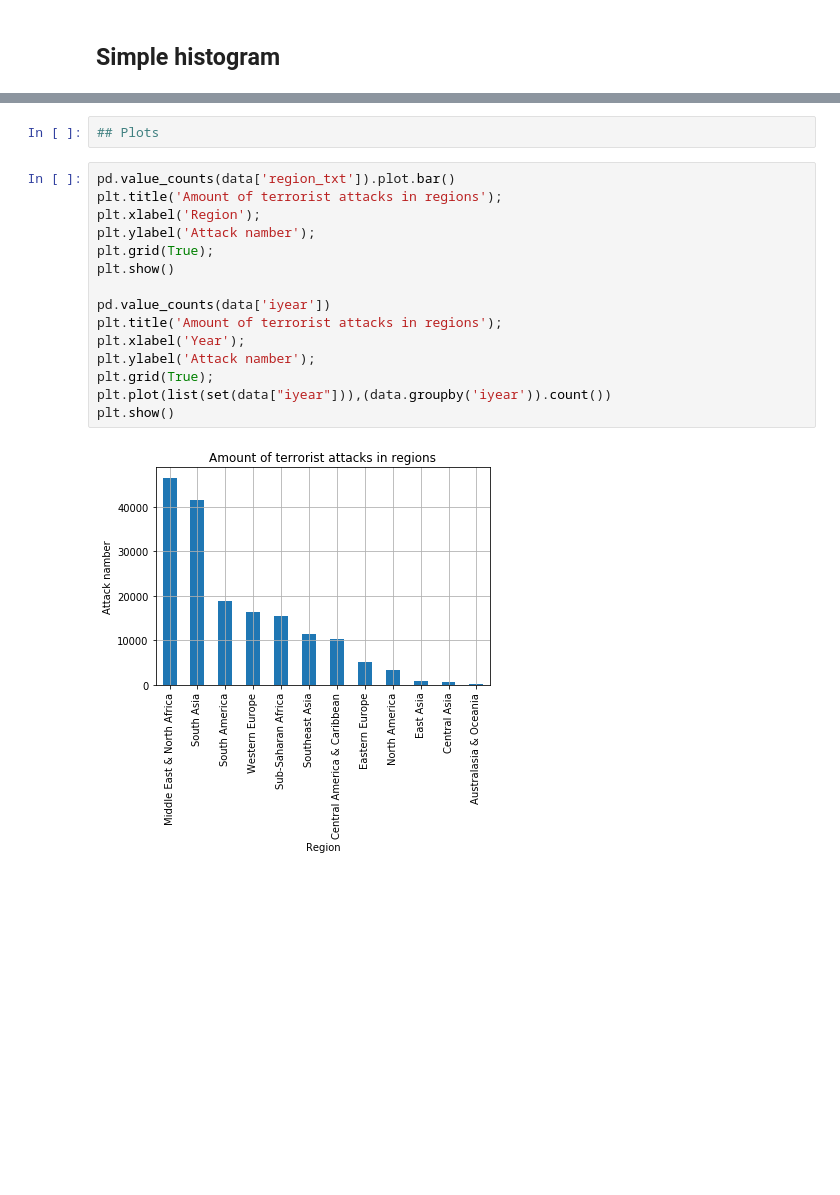
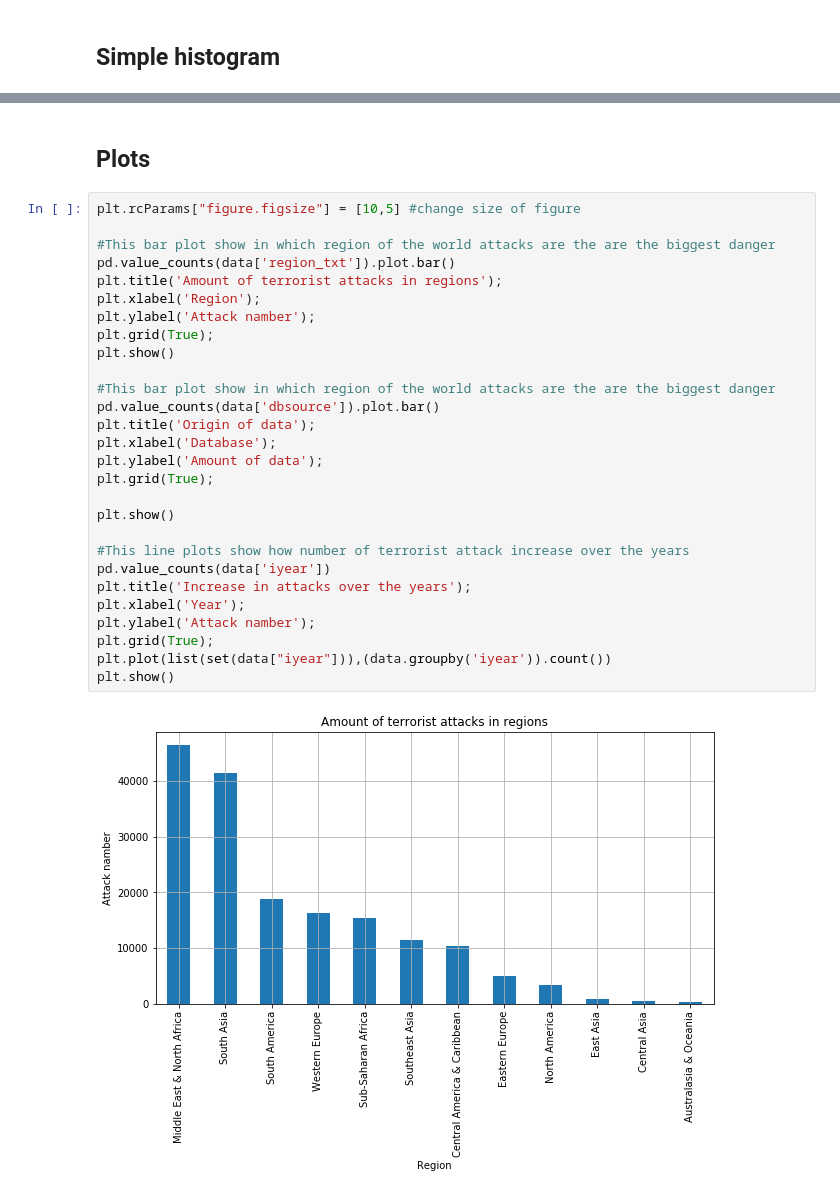
Before and after one commit to magdahetmanska/FirstProject, a Jupyter notebook: TerrorismStatistics.ipynb, the cells around one changed output, grey strips where cells are left out. Saved outputs shown, nothing was run; the diff lists cells and outputs as text; blank space fills up the shorter version.

```diff
--- a/TerrorismStatistics.ipynb
+++ b/TerrorismStatistics.ipynb
@@ -60,19 +63,32 @@ plt.show()
-# %%
-## Plots
+# %% [markdown]
+## Plots
 # %%
+plt.rcParams["figure.figsize"] = [10,5] #change size of figure
+
+#This bar plot show in which region of the world attacks are the are the biggest danger
 pd.value_counts(data['region_txt']).plot.bar()
 plt.title('Amount of terrorist attacks in regions');
 plt.xlabel('Region');
 plt.ylabel('Attack namber');
 plt.grid(True);
 plt.show()
 
+#This bar plot show in which region of the world attacks are the are the biggest danger
+pd.value_counts(data['dbsource']).plot.bar()
+plt.title('Origin of data');
+plt.xlabel('Database');
+plt.ylabel('Amount of data');
+plt.grid(True);
+
+plt.show()
+
+#This line plots show how number of terrorist attack increase over the years
 pd.value_counts(data['iyear'])
-plt.title('Amount of terrorist attacks in regions');
+plt.title('Increase in attacks over the years');
 plt.xlabel('Year');
 plt.ylabel('Attack namber');
 plt.grid(True);
 plt.plot(list(set(data["iyear"])),(data.groupby('iyear')).count())
 plt.show()
 # %% [output]
-[figure, old version]
+[figure, new version]
```
Also changed, not shown: parts of 4 cells of this notebook, 1 other file.
